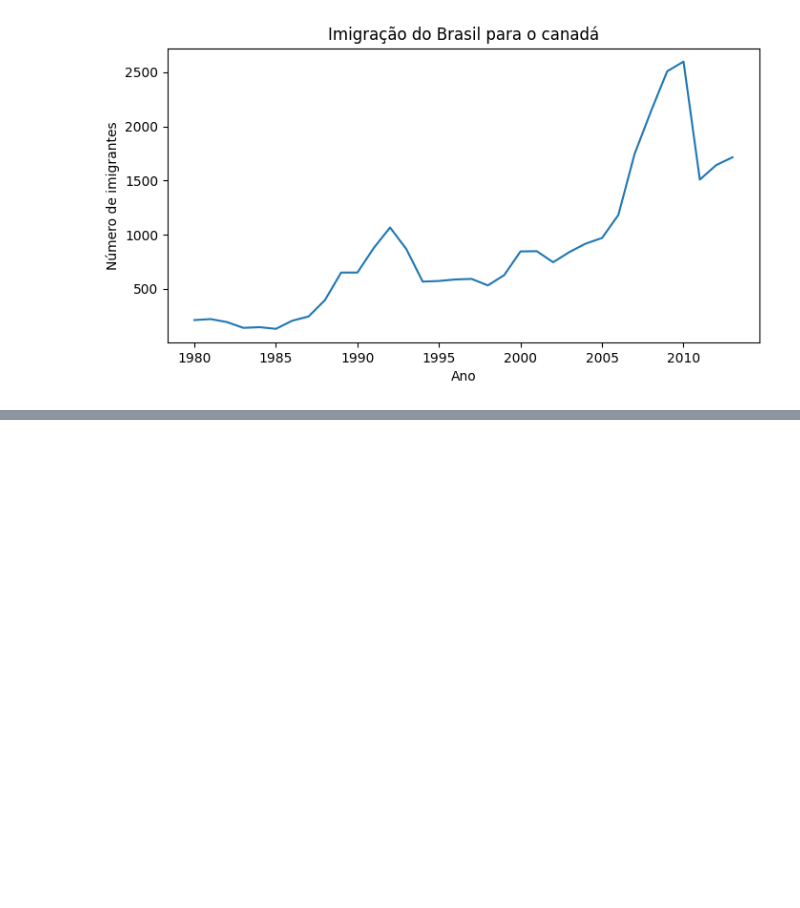
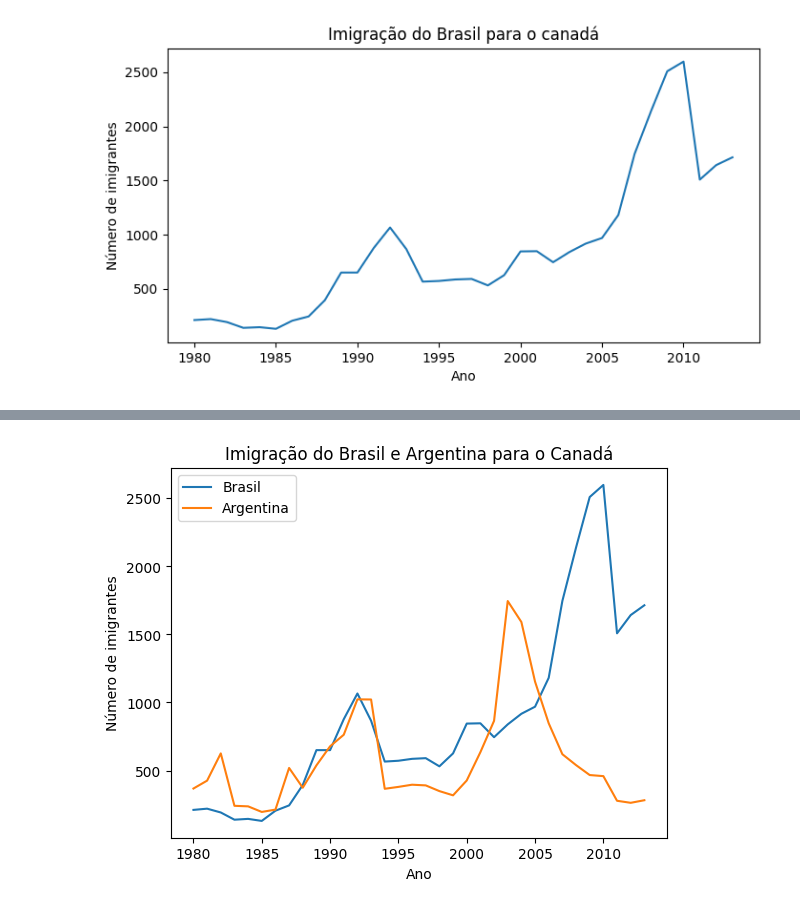
Before and after one commit to dfarneym/data_visualization, a Jupyter notebook: DataVisualization.ipynb, the cells around one changed output, grey strips where cells are left out. Cells and saved outputs as stored; diff of their text form; code cells hidden in the pictures; blank space fills up the shorter version.

Commit message:
Realizando um exercício com imigrante brasileiros e imkgrantes da argentina para o Canadá

```diff
--- a/DataVisualization.ipynb
+++ b/DataVisualization.ipynb
@@ -132,0 +149,2 @@ plt.show()
+# %%
+df_comparacao = df.loc[['Brasil', 'Argentina'], anos]
@@ -132,0 +153,6 @@ plt.show()
+# %%
+df_comparacao = df_comparacao.T
+
+#Como resultado temos uma coluna com os anos e duas colunas para cada país contendo o número de imigrantes.
+
+df_comparacao.head()
@@ -132,0 +166,11 @@ plt.show()
+# %%
+plt.plot(df_comparacao['Brasil'],label = 'Brasil')
+plt.plot(df_comparacao['Argentina'],label ='Argentina')
+plt.title('Imigração do Brasil e Argentina para o Canadá')
+plt.xlabel('Ano')
+plt.ylabel('Número de imigrantes')
+plt.xticks(['1980', '1985', '1990', '1995', '2000', '2005', '2010'])
+plt.legend()
+plt.show()
+# %% [output]
+[figure, added]
```
Also changed, not shown: parts of 4 cells of this notebook.
